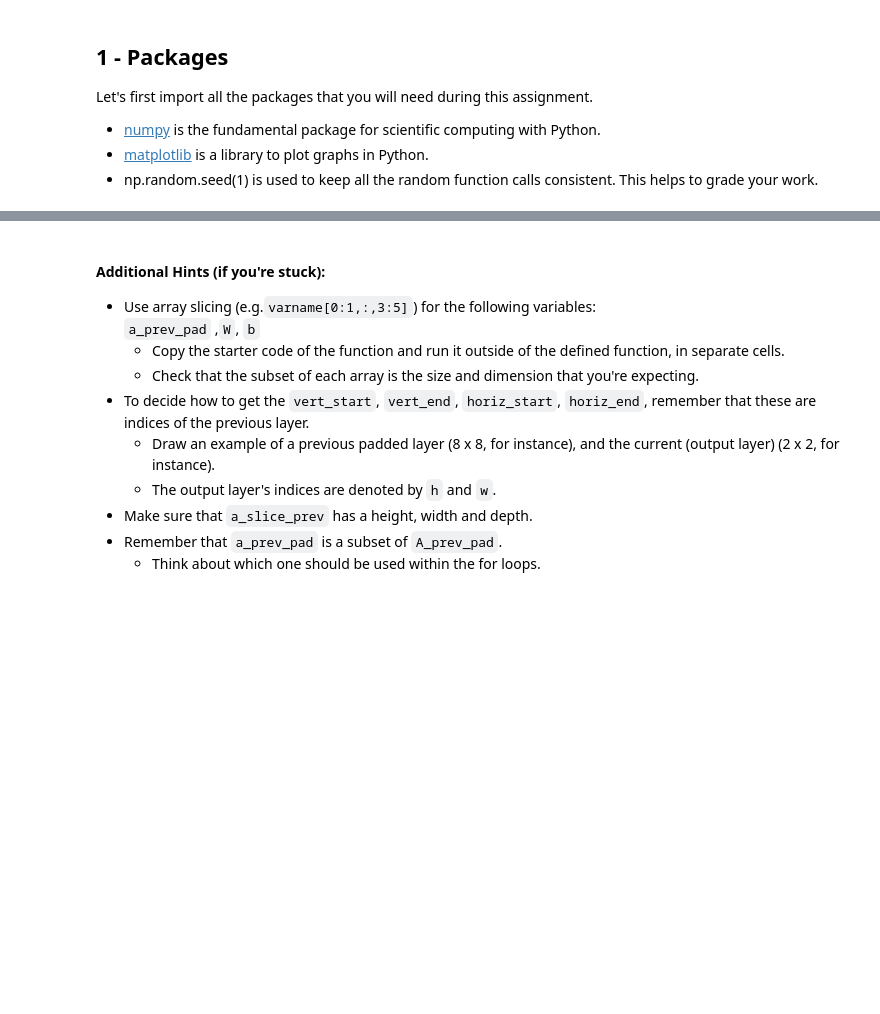
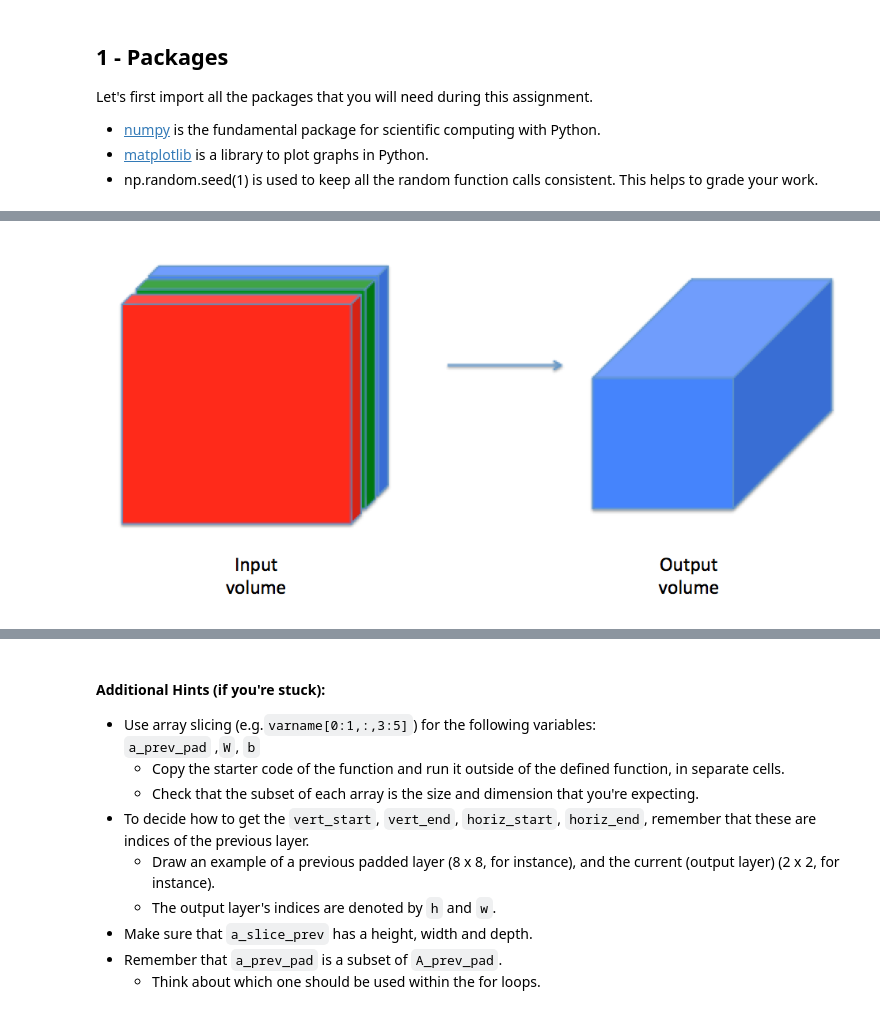
Before and after one commit to akshaymali046/Hand-Gesture-Recognition-using-Convolutional-Neural-Network, a Jupyter notebook: Convolution_model_Step_by_Step_v1.ipynb, the cells around one changed output, grey strips where cells are left out. Cells and saved outputs as stored; diff of their text form; code cells hidden in the pictures; blank space fills up the shorter version.

```diff
--- a/Convolution_model_Step_by_Step_v1.ipynb
+++ b/Convolution_model_Step_by_Step_v1.ipynb
@@ -108,0 +107,5 @@ In this part, we will build every step of the convolution layer. We will first i
+# %%
+img = Image.open('images/conv_nn.png')
+display(img)
+# %% [output]
+[figure, added]
```
Also changed, not shown: parts of 14 cells of this notebook.
